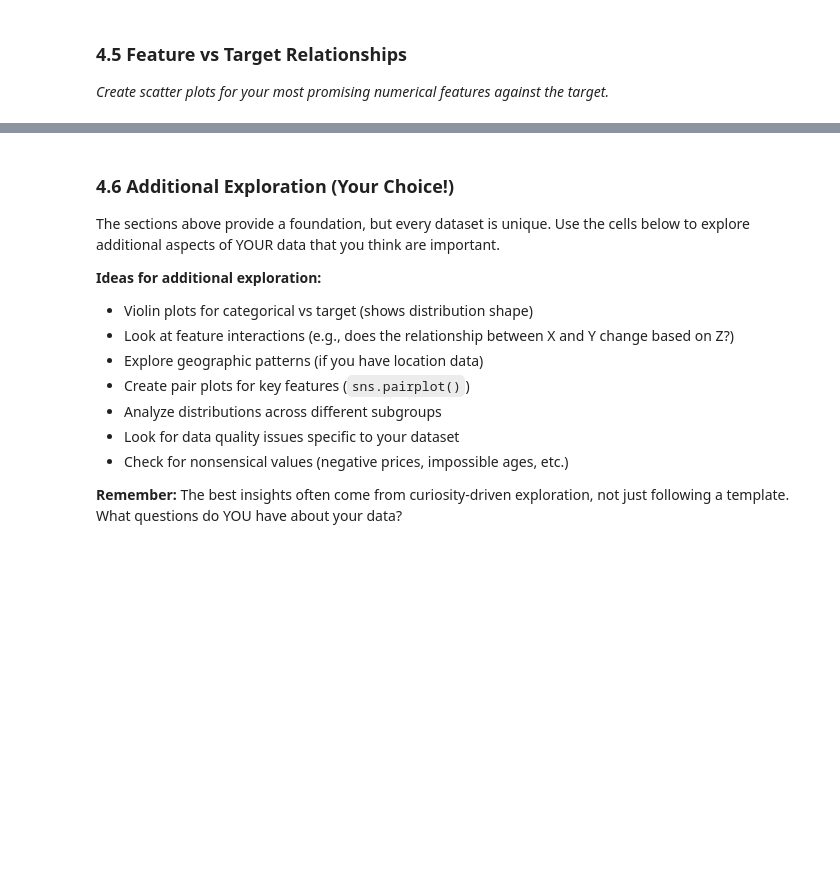
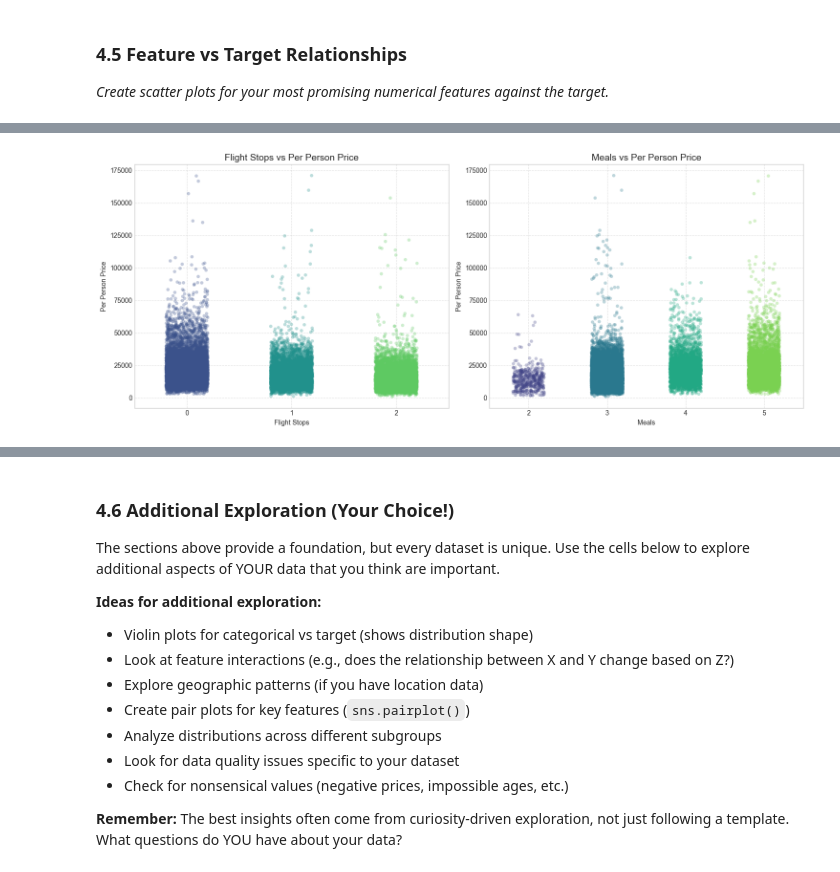
Before and after one commit to Frankmo89/AI-Travel-Package-Predictor, a Jupyter notebook: notebooks/01_problem_statement_and_eda.ipynb, the cells around one changed output, grey strips where cells are left out. Saved outputs shown, nothing was run; the diff lists cells and outputs as text; code cells hidden in the pictures; blank space fills up the shorter version.

```diff
--- a/notebooks/01_problem_statement_and_eda.ipynb
+++ b/notebooks/01_problem_statement_and_eda.ipynb
@@ -717,0 +967,23 @@ else:
+# %%
+# Visualize relationship between numerical features and target
+# Using strip plots (scatter with jitter) because values are discrete
+
+plt.figure(figsize=(15, 6))
+
+for i, col in enumerate(numerical_cols):
+    plt.subplot(1, 2, i+1)
+
+# Strip plot adds a little random noise (jitter) to show density better
+
+    sns.stripplot(data=df, x=col, y=TARGET,
+                  alpha=0.3,        # Make dots transparent to see overlap
+                  jitter=0.2,       # Spread dots out slightly
+                  palette='viridis') # Colors
+
+    plt.title(f'{col} vs {TARGET}', fontsize=14)
+    plt.grid(True, linestyle='--', alpha=0.6)
+
+plt.tight_layout()
+plt.show()
+# %% [output]
+[figure, added]
```
Also changed, not shown: parts of 65 cells of this notebook, 1 other file.
